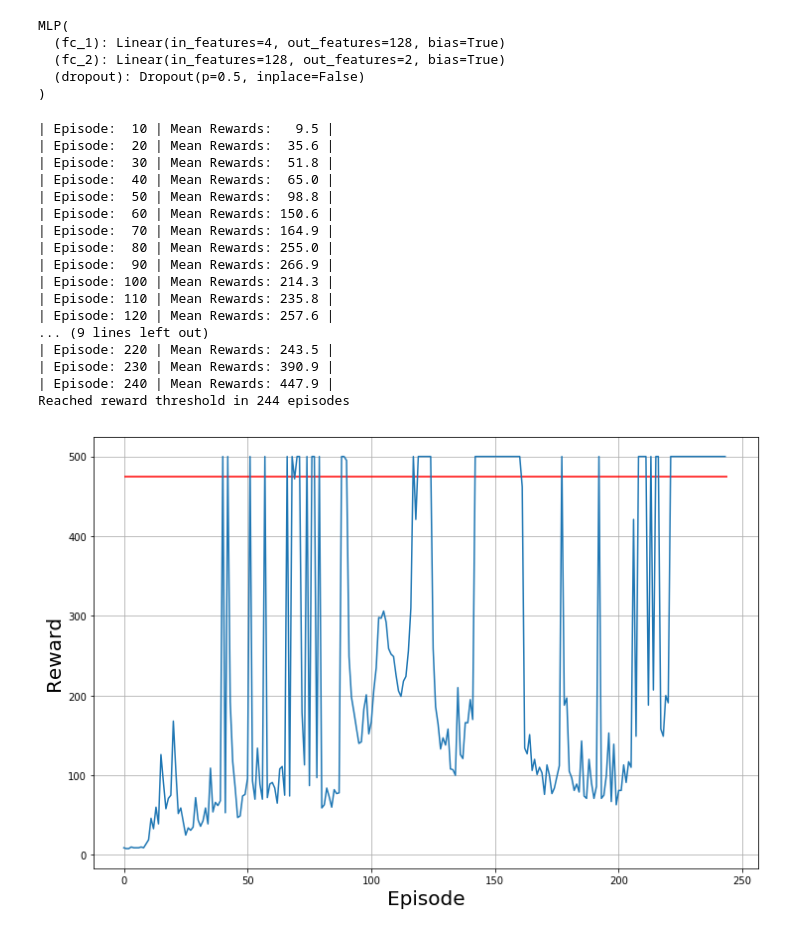
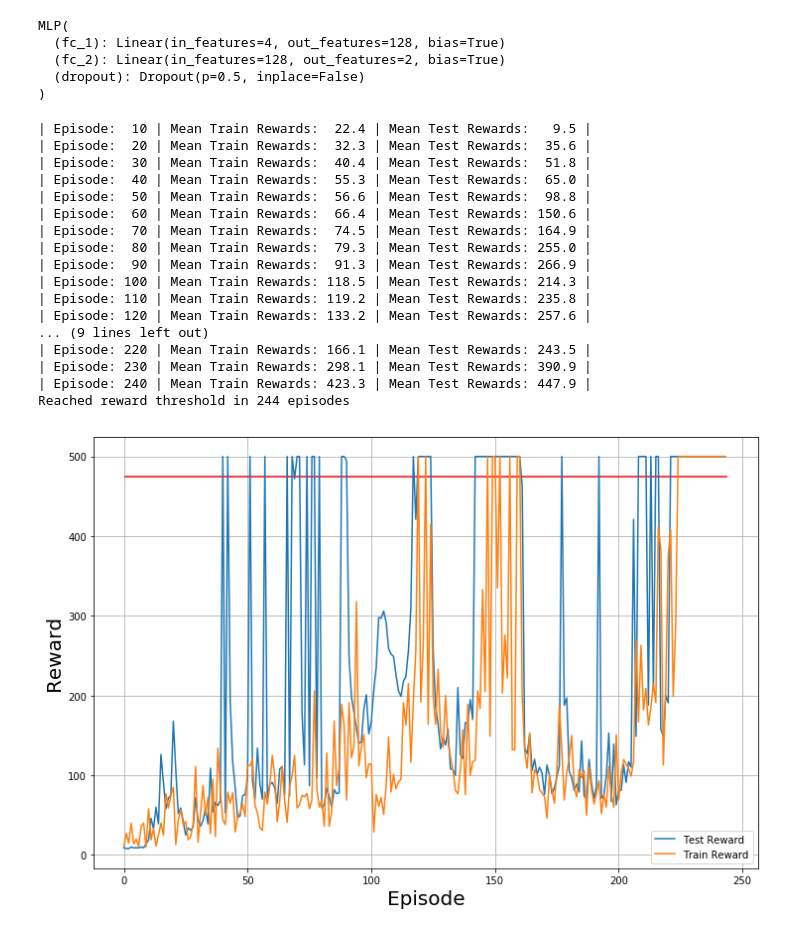
Before and after one commit to bentrevett/pytorch-rl, a Jupyter notebook: 1 - Vanilla Policy Gradient (REINFORCE).ipynb, the cells around one changed output. Drawn from its saved outputs; the diff is of its cells as text; code cells hidden in the pictures.

Commit message:
get train/test rewards separately and graph both

```diff
--- a/1 - Vanilla Policy Gradient (REINFORCE).ipynb
+++ b/1 - Vanilla Policy Gradient (REINFORCE).ipynb
@@ -163,51 +163,56 @@ N_TRIALS = 25
 REWARD_THRESHOLD = 475
 PRINT_EVERY = 10
 
-episode_rewards = []
+train_rewards = []
+test_rewards = []
 
 for episode in range(1, MAX_EPISODES+1):
 
-    loss, episode_reward = train(train_env, policy, policy_optimizer, DISCOUNT_FACTOR)
+    loss, train_reward = train(train_env, policy, policy_optimizer, DISCOUNT_FACTOR)
 
-    episode_reward = evaluate(test_env, policy)
+    test_reward = evaluate(test_env, policy)
 
-    episode_rewards.append(episode_reward)
+    train_rewards.append(train_reward)
+    test_rewards.append(test_reward)
 
-    mean_trial_rewards = np.mean(episode_rewards[-N_TRIALS:])
+    mean_train_rewards = np.mean(train_rewards[-N_TRIALS:])
+    mean_test_rewards = np.mean(test_rewards[-N_TRIALS:])
 
     if episode % PRINT_EVERY == 0:
 
-        print(f'| Episode: {episode:3} | Mean Rewards: {mean_trial_rewards:5.1f} |')
+        print(f'| Episode: {episode:3} | Mean Train Rewards: {mean_train_rewards:5.1f} | Mean Test Rewards: {mean_test_rewards:5.1f} |')
 
-    if mean_trial_rewards >= REWARD_THRESHOLD:
+    if mean_test_rewards >= REWARD_THRESHOLD:
 
         print(f'Reached reward threshold in {episode} episodes')
 
         break
 # %% [output]
-| Episode:  10 | Mean Rewards:   9.5 |
-| Episode:  20 | Mean Rewards:  35.6 |
-| Episode:  30 | Mean Rewards:  51.8 |
-| Episode:  40 | Mean Rewards:  65.0 |
-| Episode:  50 | Mean Rewards:  98.8 |
-| Episode:  60 | Mean Rewards: 150.6 |
-| Episode:  70 | Mean Rewards: 164.9 |
-| Episode:  80 | Mean Rewards: 255.0 |
-| Episode:  90 | Mean Rewards: 266.9 |
-| Episode: 100 | Mean Rewards: 214.3 |
-| Episode: 110 | Mean Rewards: 235.8 |
-| Episode: 120 | Mean Rewards: 257.6 |
+| Episode:  10 | Mean Train Rewards:  22.4 | Mean Test Rewards:   9.5 |
+| Episode:  20 | Mean Train Rewards:  32.3 | Mean Test Rewards:  35.6 |
+| Episode:  30 | Mean Train Rewards:  40.4 | Mean Test Rewards:  51.8 |
+| Episode:  40 | Mean Train Rewards:  55.3 | Mean Test Rewards:  65.0 |
+| Episode:  50 | Mean Train Rewards:  56.6 | Mean Test Rewards:  98.8 |
+| Episode:  60 | Mean Train Rewards:  66.4 | Mean Test Rewards: 150.6 |
+| Episode:  70 | Mean Train Rewards:  74.5 | Mean Test Rewards: 164.9 |
+| Episode:  80 | Mean Train Rewards:  79.3 | Mean Test Rewards: 255.0 |
+| Episode:  90 | Mean Train Rewards:  91.3 | Mean Test Rewards: 266.9 |
+| Episode: 100 | Mean Train Rewards: 118.5 | Mean Test Rewards: 214.3 |
+| Episode: 110 | Mean Train Rewards: 119.2 | Mean Test Rewards: 235.8 |
+| Episode: 120 | Mean Train Rewards: 133.2 | Mean Test Rewards: 257.6 |
 ... (9 lines left out)
-| Episode: 220 | Mean Rewards: 243.5 |
-| Episode: 230 | Mean Rewards: 390.9 |
-| Episode: 240 | Mean Rewards: 447.9 |
+| Episode: 220 | Mean Train Rewards: 166.1 | Mean Test Rewards: 243.5 |
+| Episode: 230 | Mean Train Rewards: 298.1 | Mean Test Rewards: 390.9 |
+| Episode: 240 | Mean Train Rewards: 423.3 | Mean Test Rewards: 447.9 |
 Reached reward threshold in 244 episodes
 # %%
 plt.figure(figsize=(12,8))
-plt.plot(episode_rewards)
+plt.plot(test_rewards, label='Test Reward')
+plt.plot(train_rewards, label='Train Reward')
 plt.xlabel('Episode', fontsize=20)
 plt.ylabel('Reward', fontsize=20)
-plt.hlines(REWARD_THRESHOLD, 0, len(episode_rewards), color='r')
+plt.hlines(REWARD_THRESHOLD, 0, len(test_rewards), color='r')
+plt.legend(loc='lower right')
 plt.grid()
 # %% [output]
-[figure, old version]
+[figure, new version]
```
Also changed, not shown: 4 other files.
